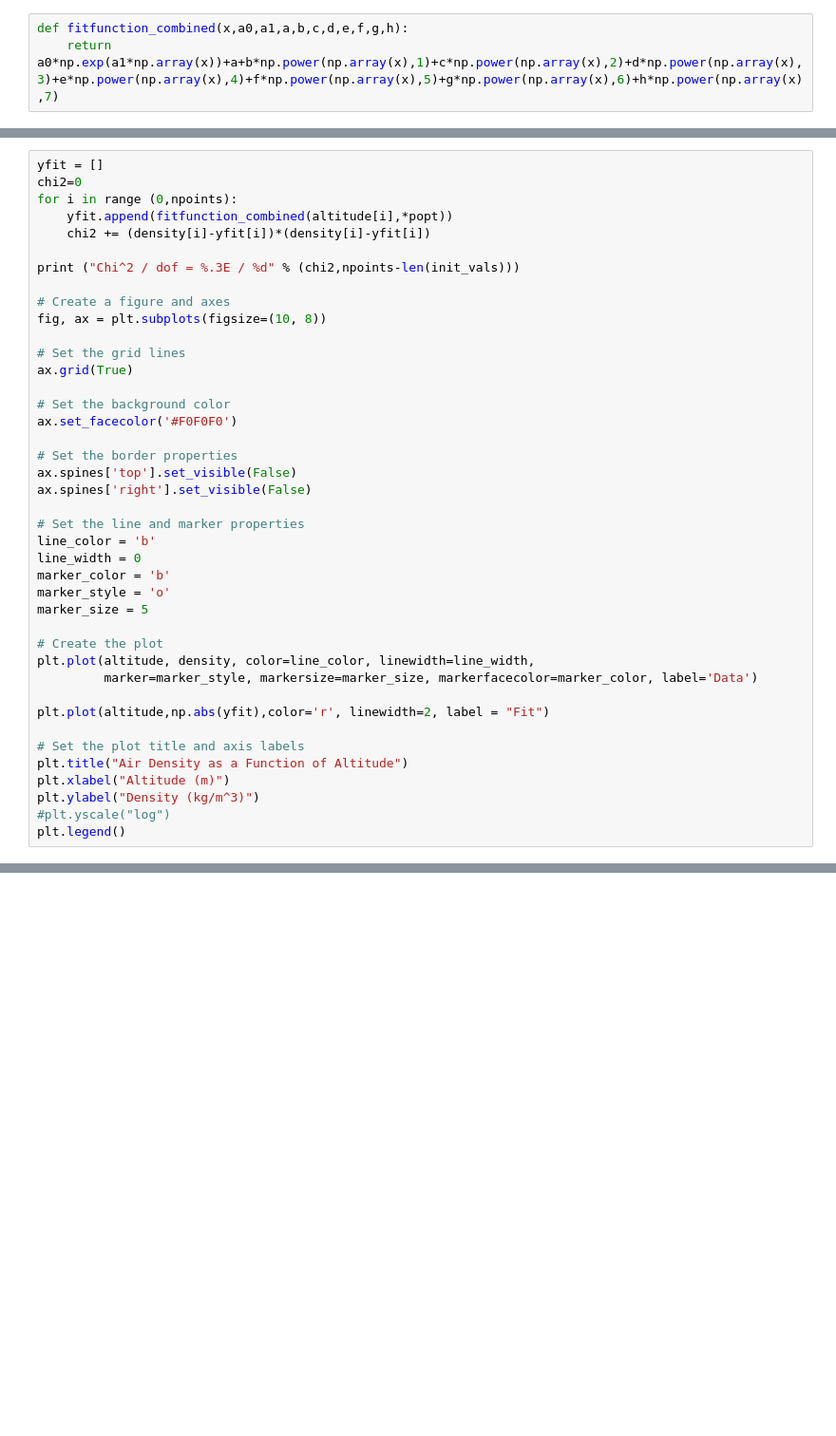
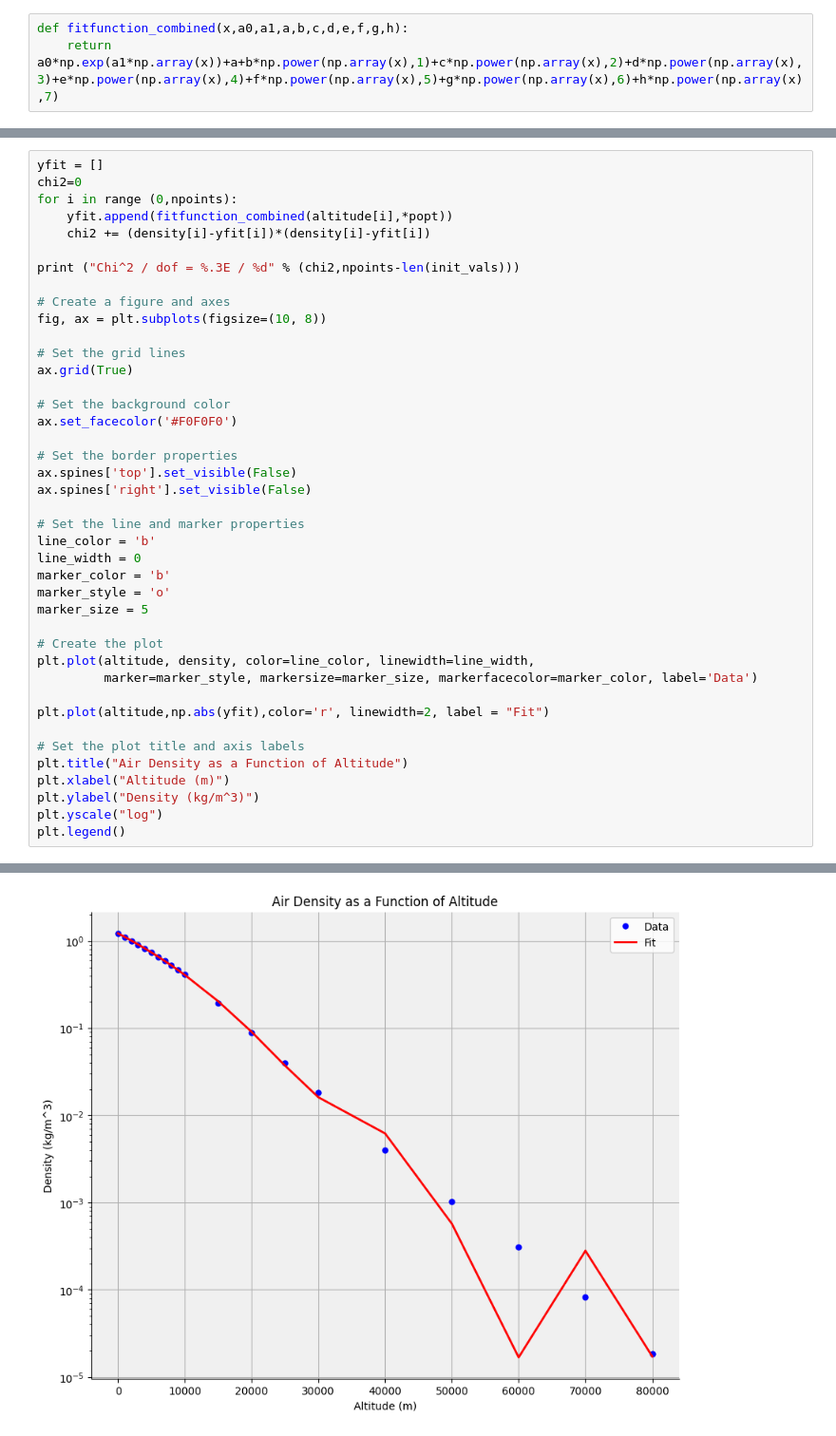
Before and after one commit to brash99/phys421, a Jupyter notebook: JupyterNotebooks/fitting/graph_air_density_residuals.ipynb, the cells around one changed output, grey strips where cells are left out. Shown at 95% size. Saved outputs shown, nothing was run; the diff lists cells and outputs as text; blank space fills up the shorter version.

```diff
--- a/JupyterNotebooks/fitting/graph_air_density_residuals.ipynb
+++ b/JupyterNotebooks/fitting/graph_air_density_residuals.ipynb
@@ -292,6 +290,6 @@ plt.plot(altitude,np.abs(yfit),color='r', linewidth=2, label = "Fit")
 plt.title("Air Density as a Function of Altitude")
 plt.xlabel("Altitude (m)")
 plt.ylabel("Density (kg/m^3)")
-#plt.yscale("log")
+plt.yscale("log")
 plt.legend()
 # %% [output]
@@ -298,0 +298 @@ TypeError: fitfunction_combined() missing 2 required positional arguments: 'g' a
+[figure, added]
```
Also changed, not shown: parts of 11 cells of this notebook.
